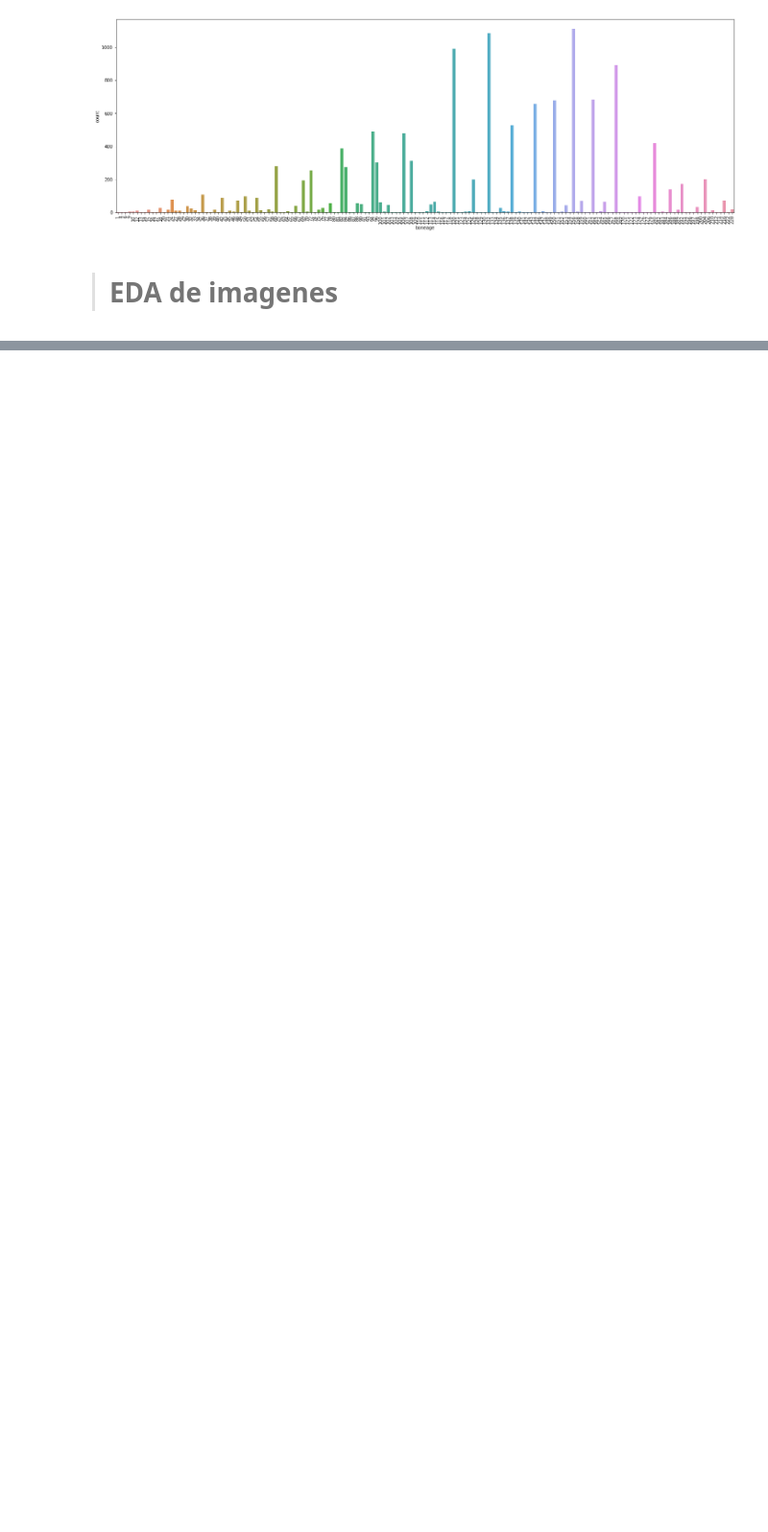
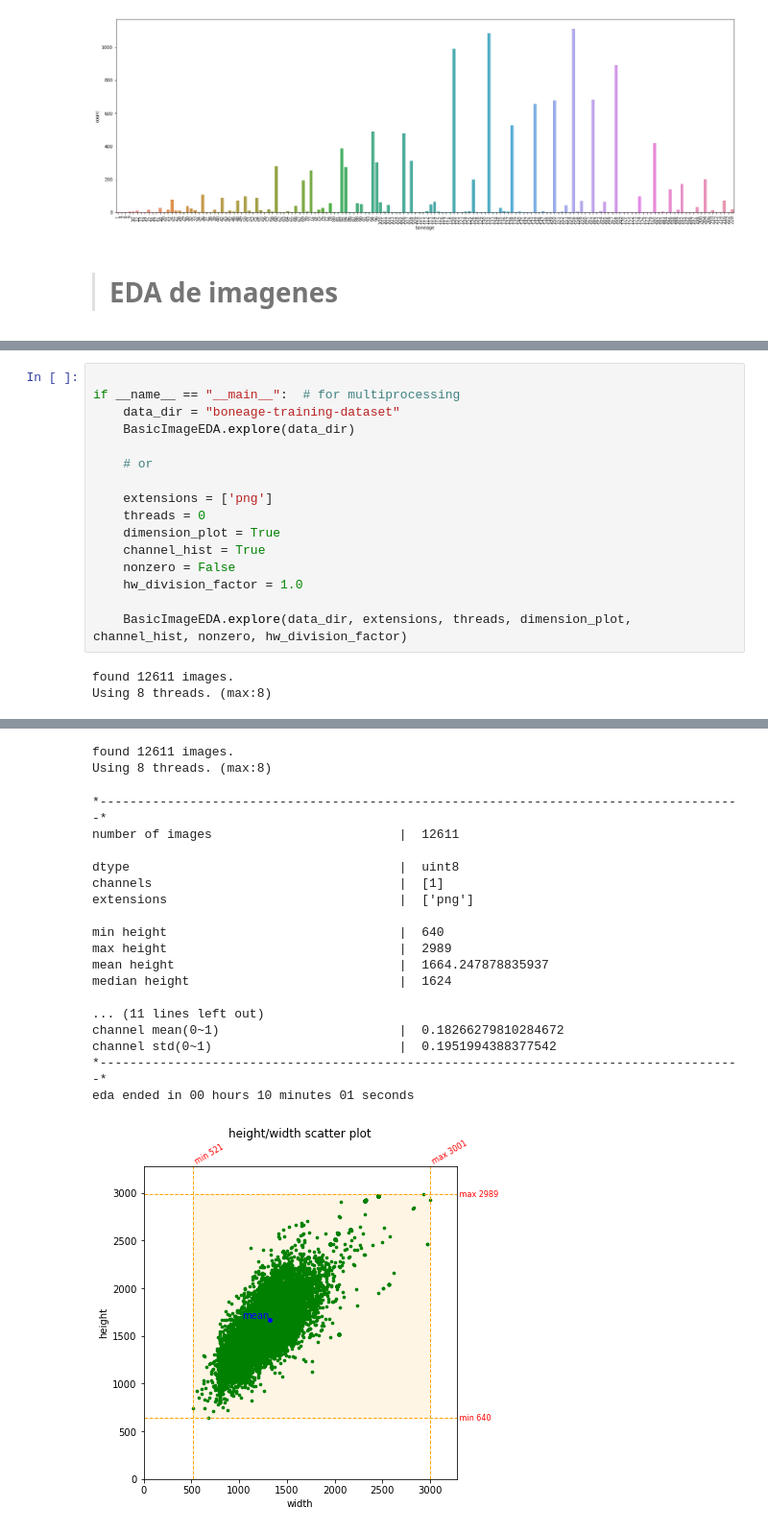
Before and after one commit to Lfquezada/Bone-Age-Prediction-AI, a Jupyter notebook: EDA-P2.ipynb, the cells around one changed output, grey strips where cells are left out. Shown: that part at 96% size. Drawn from its saved outputs; the diff is of its cells as text; blank space fills up the shorter version.

Commit message:
image EDA added

```diff
--- a/EDA-P2.ipynb
+++ b/EDA-P2.ipynb
@@ -118,0 +121,19 @@ chart.set_xticklabels(chart.get_xticklabels(), rotation=90)
+# %%
+
+if __name__ == "__main__":  # for multiprocessing
+    data_dir = "boneage-training-dataset"
+    BasicImageEDA.explore(data_dir)
+
+    # or
+
+    extensions = ['png']
+    threads = 0
+    dimension_plot = True
+    channel_hist = True
+    nonzero = False
+    hw_division_factor = 1.0
+
+    BasicImageEDA.explore(data_dir, extensions, threads, dimension_plot, channel_hist, nonzero, hw_division_factor)
+# %% [output]
+found 12611 images.
+Using 8 threads. (max:8)
@@ -118,0 +157,20 @@ chart.set_xticklabels(chart.get_xticklabels(), rotation=90)
+found 12611 images.
+Using 8 threads. (max:8)
+*--------------------------------------------------------------------------------------*
+number of images                         |  12611
+
+dtype                                    |  uint8
+channels                                 |  [1]
+extensions                               |  ['png']
+
+min height                               |  640
+max height                               |  2989
+mean height                              |  1664.247878835937
+median height                            |  1624
+
+... (11 lines left out)
+channel mean(0~1)                        |  0.18266279810284672
+channel std(0~1)                         |  0.1951994388377542
+*--------------------------------------------------------------------------------------*
+eda ended in 00 hours 10 minutes 01 seconds
+[figure, added]
```
Also changed, not shown: parts of 5 cells of this notebook.
